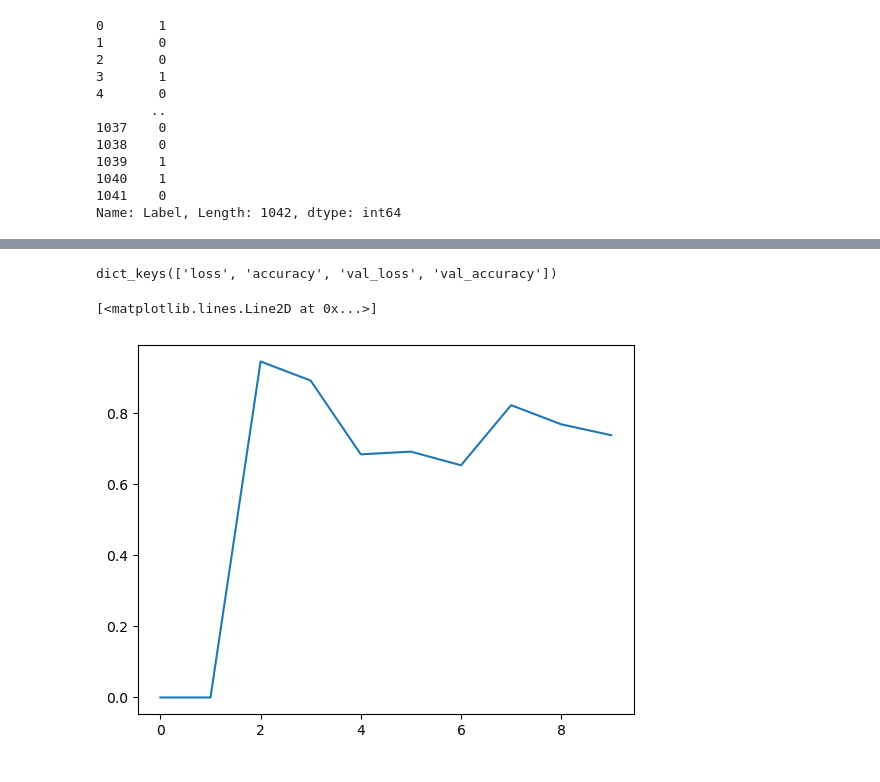
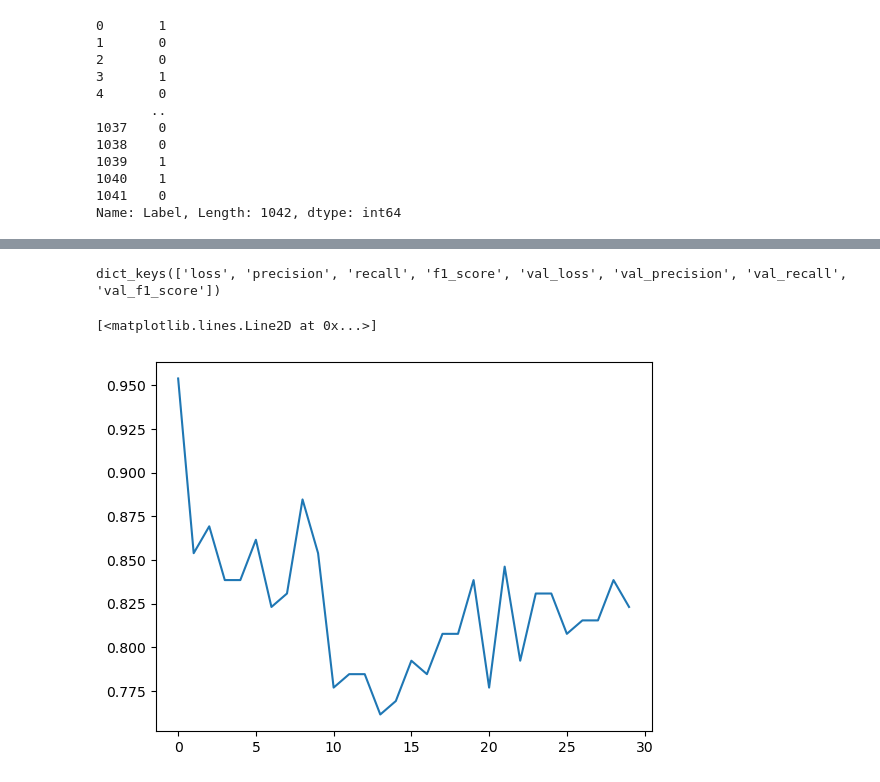
Before and after one commit to Bardli/Fuzzing-Prioritization, a Jupyter notebook: BaidusDemo4.ipynb, the cells around one changed output, grey strips where cells are left out. Cells and saved outputs as stored; diff of their text form; code cells hidden in the pictures.

```diff
--- a/BaidusDemo4.ipynb
+++ b/BaidusDemo4.ipynb
@@ -5,29 +5,45 @@ from sklearn.model_selection import train_test_split
 from imblearn.over_sampling import SMOTE
 from sklearn.feature_extraction.text import TfidfVectorizer
 from sklearn.preprocessing import LabelEncoder
+from sklearn.preprocessing import MinMaxScaler
+import sklearn.preprocessing
+#OrdinalEncoder could be used
 
 # Assuming data is in a csv file
 data = pd.read_csv("new_torch_balenced_data.csv")
+api_list=pd.read_csv("FreeFuzz_torch_API_list.csv")
 #api_list=pd.read_csv("FreeFuzz_torch_API_list.csv")
 # Convert API names and parameters to string if not already
 data["API Name"] = data["API Name"].astype(str)
 data["Parameters"] = data["Parameters"].astype(str)
+api_list["API Name"]=api_list["API Name"].astype(str)
 #api_list["API Name"]=api_list["API Name"].astype(str)
 # Initialize TF-IDF vectorizer and Label Encoder
 tfidf = TfidfVectorizer(max_features=1000)
 le = LabelEncoder()
+# Define the MinMaxScaler
+scaler = MinMaxScaler()
 
 # Encode API names
 #api_names_encoded = le.fit_transform(data["API Name"])
-dictionary = le.fit_transform(data["API Name"])
+dictionary = le.fit_transform(api_list["API Name"])
 api_names_encoded=le.transform(data["API Name"])
-api_names_encoded = np.array(api_names_encoded).reshape(-1, 1) # reshaping to make it a 2D array
+
+# Reshape the encoded API names to 2D array
+api_names_encoded = api_names_encoded.reshape(-1, 1)
+
+# Fit and transform the encoded API names with MinMaxScaler
+api_names_normalized = scaler.fit_transform(api_names_encoded)
+
+
+# Convert them back to 1D
+#api_names_normalized = api_names_normalized.flatten()
 
 # Convert parameters into TF-IDF vectors
 parameters_tfidf = tfidf.fit_transform(data["Parameters"])
 
 # Combine the encoded API names and TF-IDF parameter vectors
-X = np.concatenate((api_names_encoded, parameters_tfidf.toarray()), axis=1)
+X = np.concatenate((api_names_normalized, parameters_tfidf.toarray()), axis=1)
 
 # Convert labels into binary format
 y = data["Label"].map({'bug': 1, 'success': 0})
@@ -40,0 +61,12 @@ X_train_smote, y_train_smote = smote.fit_resample(X_train, y_train)
+# %%
+from tensorflow.keras import backend as K
+
+# F1 Score
+def f1_score(y_true, y_pred):
+    true_positives = K.sum(K.round(K.clip(y_true * y_pred, 0, 1)))
+    possible_positives = K.sum(K.round(K.clip(y_true, 0, 1)))
+    predicted_positives = K.sum(K.round(K.clip(y_pred, 0, 1)))
+    precision = true_positives / (predicted_positives + K.epsilon())
+    recall = true_positives / (possible_positives + K.epsilon())
+    f1_val = 2*(precision*recall)/(precision+recall+K.epsilon())
+    return f1_val
@@ -83,12 +120,12 @@ early_stopping = tf.keras.callbacks.EarlyStopping(
 # Compile the Model
 model.compile(optimizer='adam',
               loss='binary_crossentropy',
-              metrics=[tf.keras.metrics.Recall()])
+              metrics=[tf.keras.metrics.Precision(), tf.keras.metrics.Recall(), f1_score])
 
 # Train the Model
 history = model.fit(
     X_train_smote, y_train_smote,
-    epochs=10,
+    epochs=30,
     batch_size=32,
     validation_data=(X_test, y_test))
 # %% [output]
@@ -115,13 +166,13 @@ Epoch 10/10
 # %%
 history.history.keys()
 # %% [output]
-dict_keys(['loss', 'accuracy', 'val_loss', 'val_accuracy'])
+dict_keys(['loss', 'precision', 'recall', 'f1_score', 'val_loss', 'val_precision', 'val_recall', 'val_f1_score'])
 # %%
 import matplotlib.pyplot as plt
 # %%
-plt.plot(history.epoch,history.history.get('val_recall_1'))
+plt.plot(history.epoch,history.history.get('val_recall'))
 # %% [output]
 [<matplotlib.lines.Line2D at 0x...>]
-[figure, old version]
+[figure, new version]
 # %%
 # Read new data from a csv file
```
Also changed, not shown: parts of 5 cells of this notebook, 21 other files.
